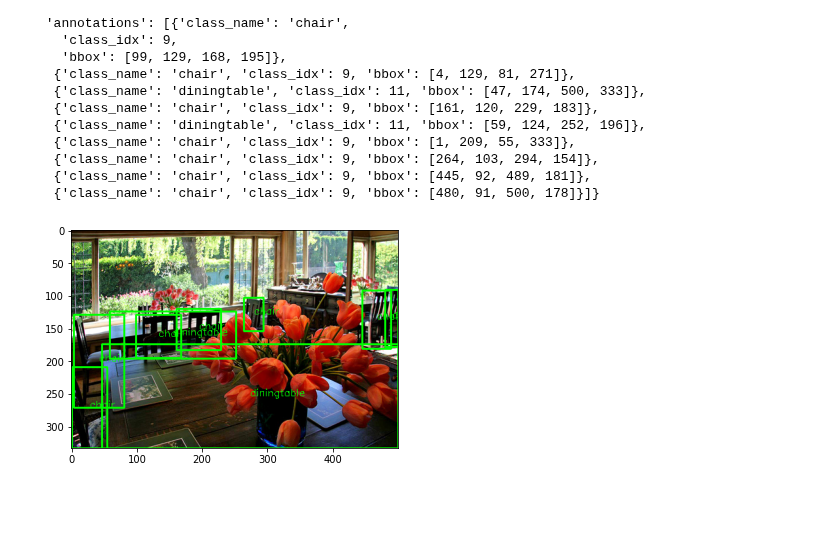
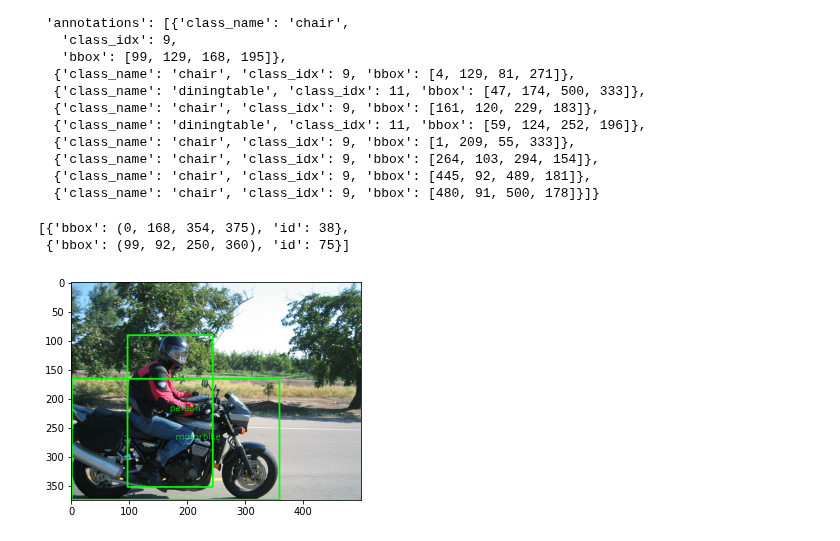
Before and after one commit to MrParosk/ml_playground, a Jupyter notebook: computer_vision/instance_segmentation/mask_rcnn.ipynb, the cells around one changed output. Drawn from its saved outputs; the diff is of its cells as text; code cells hidden in the pictures; blank space fills up the shorter version.

```diff
--- a/computer_vision/instance_segmentation/mask_rcnn.ipynb
+++ b/computer_vision/instance_segmentation/mask_rcnn.ipynb
@@ -29,7 +29,9 @@ class PascalDataset(Dataset):
         d = self.data[idx]
 
         img = cv2.imread(os.path.join(self.image_path, d["file_name"]))
-        seg_img = cv2.imread(os.path.join(self.seg_path, d["seg_file_name"]))
+        seg_img = cv2.imread(os.path.join(self.seg_path, d["seg_file_name"]), cv2.IMREAD_GRAYSCALE)
+
+        seg_img = np.repeat(seg_img[:, :, np.newaxis], 3, axis=2)
 
         bboxes = np.array([a["bbox"] for a in d["annotations"]])
         class_idxs = np.array([a["class_idx"] for a in d["annotations"]])
@@ -43,12 +45,12 @@ class PascalDataset(Dataset):
         img = np.transpose(img, (2, 0, 1))
         img = img / 255.0
         img = (img - self.mean) / self.std
-        img = torch.from_numpy(img)
+        img = torch.from_numpy(img).unsqueeze(0)
 
-        seg_img = torch.from_numpy(seg_img).float()
+        seg_img = torch.from_numpy(seg_img).float().unsqueeze(0)
 
-        bboxes = torch.from_numpy(bboxes).float()
-        class_idxs = torch.from_numpy(class_idxs).float()
+        bboxes = torch.from_numpy(bboxes).float().unsqueeze(0)
+        class_idxs = torch.from_numpy(class_idxs).float().unsqueeze(0)
 
         return img, seg_img, bboxes, class_idxs
 # %%
@@ -93,4 +95,4 @@ ds.data[0]
   {'class_name': 'chair', 'class_idx': 9, 'bbox': [445, 92, 489, 181]},
   {'class_name': 'chair', 'class_idx': 9, 'bbox': [480, 91, 500, 178]}]}
 # %%
-img, seg_img, bboxes, class_idxs, names = ds.get_plotting_item(0)
+img, seg_img, bboxes, class_idxs, names = ds.get_plotting_item(5)
@@ -97,5 +174,10 @@ img, seg_img, bboxes, class_idxs, names = ds.get_plotting_item(0)
+# %%
+seg_bboxes
+# %% [output]
+[{'bbox': (0, 168, 354, 375), 'id': 38},
+ {'bbox': (99, 92, 250, 360), 'id': 75}]
 # %%
-img = plot_boxes(img, bboxes, names)
-plot_image(img)
+plot_img = plot_boxes(img.copy(), bboxes, names)
+plot_image(plot_img)
 # %% [output]
-[figure, old version]
+[figure, new version]
```
Also changed, not shown: parts of 15 cells of this notebook, 2 other files.
